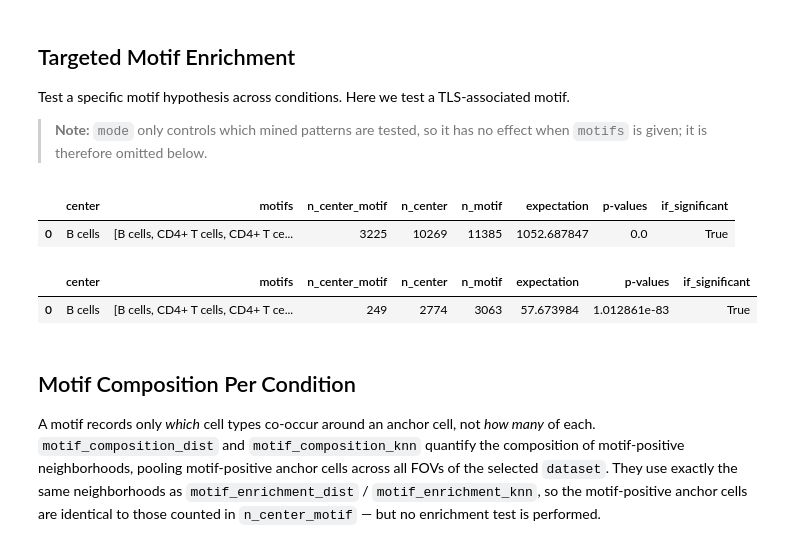
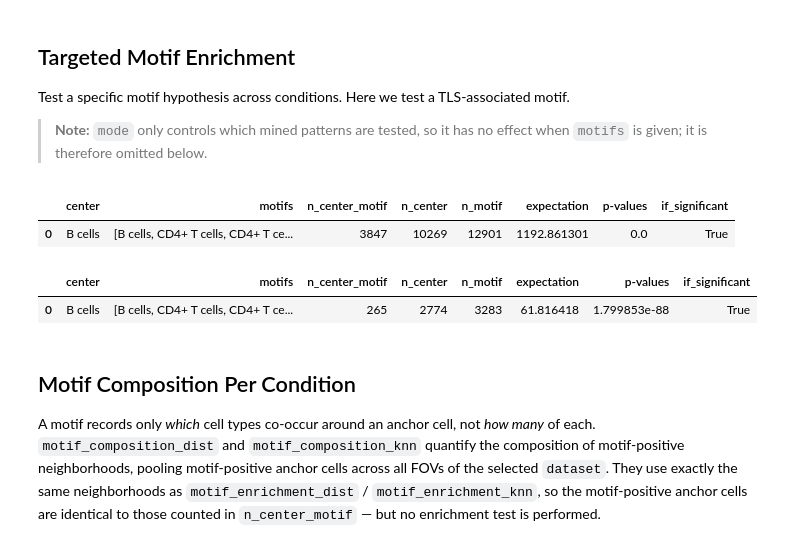
Before and after one commit to ShaokunAn/Spatial-Query, a Jupyter notebook: docs/examples/multi_motif_enrichment.ipynb, the cells around one changed output. Drawn from its saved outputs; the diff is of its cells as text; code cells hidden in the pictures.

```diff
--- a/docs/examples/multi_motif_enrichment.ipynb
+++ b/docs/examples/multi_motif_enrichment.ipynb
@@ -355,7 +355,7 @@ Test a specific motif hypothesis across conditions. Here we test a TLS-associate
 > **Note:** `mode` only controls which mined patterns are tested, so it has no effect when
 > `motifs` is given; it is therefore omitted below.
 # %%
-motif_tls = ["B cells", "CD4+ T cells", "CD4+ T cells CD45RO+", "CD8+ T cells"]
+motif_tls = ["B cells", "CD4+ T cells", "CD4+ T cells CD45RO+"]
 
 result_clr = spm.motif_enrichment_dist(
     ct=anchor_ct,
@@ -366,20 +366,20 @@ result_clr = spm.motif_enrichment_dist(
 result_clr
 # %% [output]
 |  | center | motifs | n_center_motif | n_center | n_motif | expectation | p-values | if_significant |
-| 0 | B cells | [B cells, CD4+ T cells, CD4+ T ce... | 3225 | 10269 | 11385 | 1052.687847 | 0.0 | True |
+| 0 | B cells | [B cells, CD4+ T cells, CD4+ T ce... | 3847 | 10269 | 12901 | 1192.861301 | 0.0 | True |
 # %%
-motif_tls = ["B cells", "CD4+ T cells", "CD4+ T cells CD45RO+", "CD8+ T cells"]
+motif_tls = ["B cells", "CD4+ T cells", "CD4+ T cells CD45RO+"]
 
 result_dii = spm.motif_enrichment_dist(
     ct=anchor_ct,
     motifs=motif_tls,
     dataset=dii,
     max_dist=max_dist,
 )
 result_dii
 # %% [output]
 |  | center | motifs | n_center_motif | n_center | n_motif | expectation | p-values | if_significant |
-| 0 | B cells | [B cells, CD4+ T cells, CD4+ T ce... | 249 | 2774 | 3063 | 57.673984 | 1.012861e-83 | True |
+| 0 | B cells | [B cells, CD4+ T cells, CD4+ T ce... | 265 | 2774 | 3283 | 61.816418 | 1.799853e-88 | True |
 # %% [markdown]
 ## Motif Composition Per Condition
 
```
Also changed, not shown: parts of 3 cells of this notebook, 1 other file.
